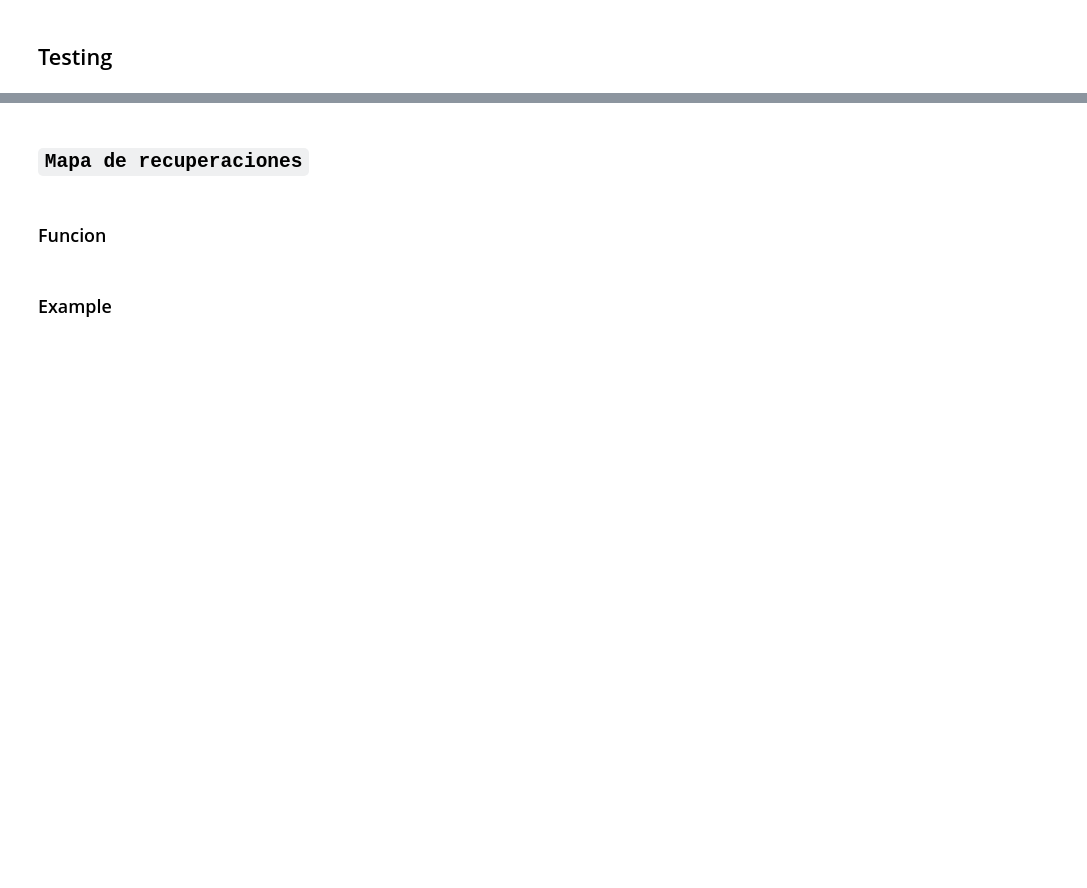
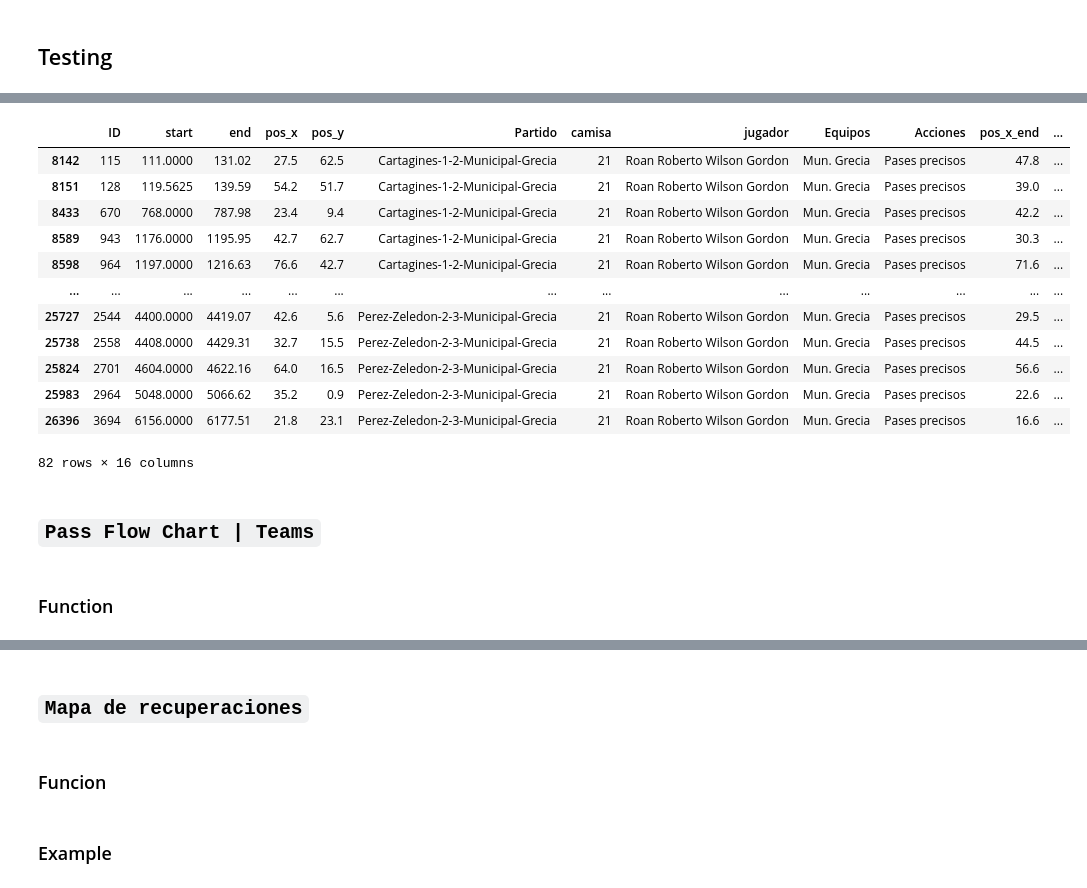
Before and after one commit to adlihs/instatXML, a Jupyter notebook: Instat_|_Pass_Map_dataframe.ipynb, the cells around one changed output, grey strips where cells are left out. Cells and saved outputs as stored; diff of their text form; code cells hidden in the pictures; blank space fills up the shorter version.

```diff
--- a/Instat_|_Pass_Map_dataframe.ipynb
+++ b/Instat_|_Pass_Map_dataframe.ipynb
@@ -1001 +1019,21 @@ pass_flow_df.head()
+# %%
+temp_pass_data
+# %% [output]
+|  | ID | start | end | pos_x | pos_y | Partido | camisa | jugador | Equipos | Acciones | pos_x_end | ... |
+| 8142 | 115 | 111.0000 | 131.02 | 27.5 | 62.5 | Cartagines-1-2-Municipal-Grecia | 21 | Roan Roberto Wilson Gordon | Mun. Grecia | Pases precisos | 47.8 | ... |
+| 8151 | 128 | 119.5625 | 139.59 | 54.2 | 51.7 | Cartagines-1-2-Municipal-Grecia | 21 | Roan Roberto Wilson Gordon | Mun. Grecia | Pases precisos | 39.0 | ... |
+| 8433 | 670 | 768.0000 | 787.98 | 23.4 | 9.4 | Cartagines-1-2-Municipal-Grecia | 21 | Roan Roberto Wilson Gordon | Mun. Grecia | Pases precisos | 42.2 | ... |
+| 8589 | 943 | 1176.0000 | 1195.95 | 42.7 | 62.7 | Cartagines-1-2-Municipal-Grecia | 21 | Roan Roberto Wilson Gordon | Mun. Grecia | Pases precisos | 30.3 | ... |
+| 8598 | 964 | 1197.0000 | 1216.63 | 76.6 | 42.7 | Cartagines-1-2-Municipal-Grecia | 21 | Roan Roberto Wilson Gordon | Mun. Grecia | Pases precisos | 71.6 | ... |
+| ... | ... | ... | ... | ... | ... | ... | ... | ... | ... | ... | ... | ... |
+| 25727 | 2544 | 4400.0000 | 4419.07 | 42.6 | 5.6 | Perez-Zeledon-2-3-Municipal-Grecia | 21 | Roan Roberto Wilson Gordon | Mun. Grecia | Pases precisos | 29.5 | ... |
+| 25738 | 2558 | 4408.0000 | 4429.31 | 32.7 | 15.5 | Perez-Zeledon-2-3-Municipal-Grecia | 21 | Roan Roberto Wilson Gordon | Mun. Grecia | Pases precisos | 44.5 | ... |
+| 25824 | 2701 | 4604.0000 | 4622.16 | 64.0 | 16.5 | Perez-Zeledon-2-3-Municipal-Grecia | 21 | Roan Roberto Wilson Gordon | Mun. Grecia | Pases precisos | 56.6 | ... |
+| 25983 | 2964 | 5048.0000 | 5066.62 | 35.2 | 0.9 | Perez-Zeledon-2-3-Municipal-Grecia | 21 | Roan Roberto Wilson Gordon | Mun. Grecia | Pases precisos | 22.6 | ... |
+| 26396 | 3694 | 6156.0000 | 6177.51 | 21.8 | 23.1 | Perez-Zeledon-2-3-Municipal-Grecia | 21 | Roan Roberto Wilson Gordon | Mun. Grecia | Pases precisos | 16.6 | ... |
+82 rows × 16 columns
+# %% [markdown]
+## `Pass Flow Chart | Teams`
+# %% [markdown]
+### Function
 # %%
```
Also changed, not shown: parts of 22 cells of this notebook.
